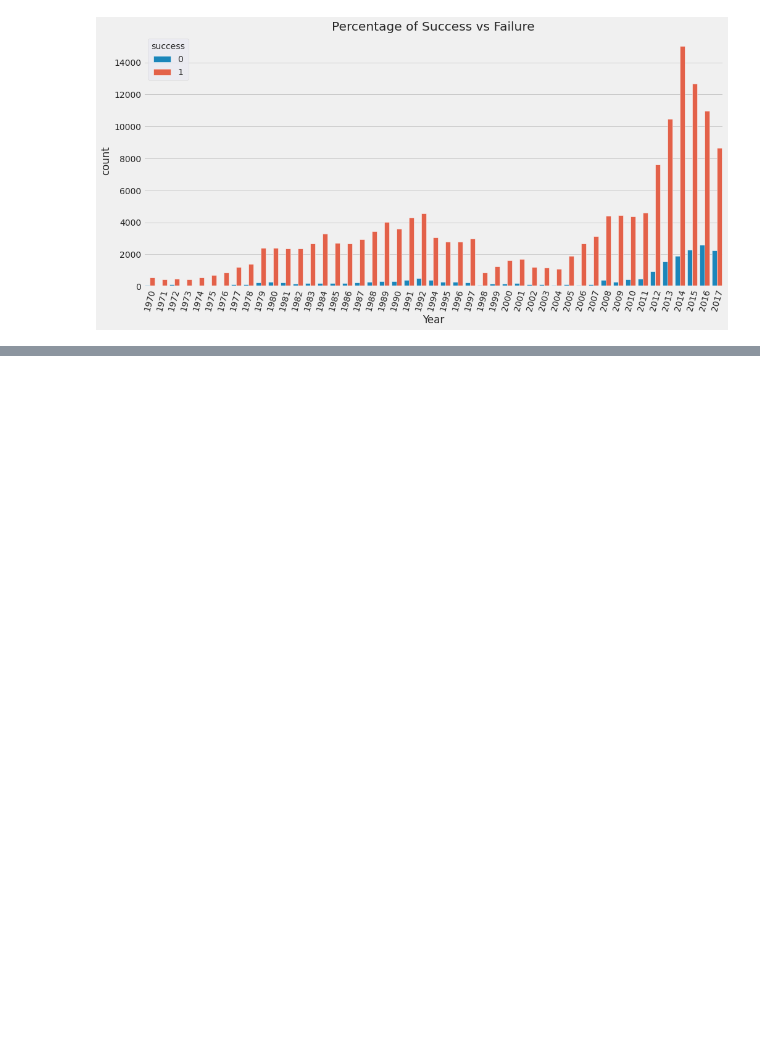
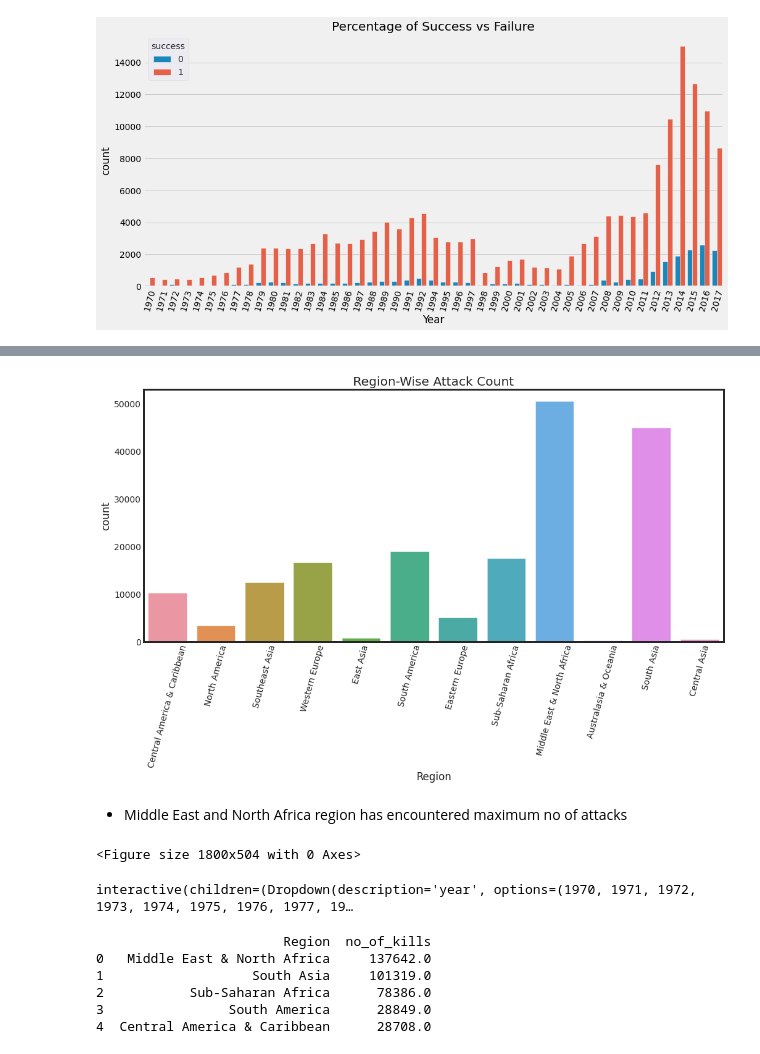
Before and after one commit to vkvinay0627/Global-Terrorism-Database-Analysis, a Jupyter notebook: Global_Terrorism_Analysis_Capstone_Project.ipynb, the cells around one changed output, grey strips where cells are left out. Cells and saved outputs as stored; diff of their text form; code cells hidden in the pictures; blank space fills up the shorter version.

```diff
--- a/Global_Terrorism_Analysis_Capstone_Project.ipynb
+++ b/Global_Terrorism_Analysis_Capstone_Project.ipynb
@@ -84,5 +11,0 @@ df.head()
-# %%
-df = df[["iyear", "imonth", "iday","country", "country_txt", "region_txt", "city","success",
-         "attacktype1_txt","nkill", "propvalue", "targtype1_txt","latitude","gname","longitude",'suicide', "targsubtype1_txt"
-         ,"target1","weaptype1_txt", "weapdetail","nwound","extended"]]
-df.shape
@@ -91,7 +11,0 @@ df.shape
-# %%
-df.rename(columns = {'iyear':'Year', "imonth":"Month","iday":"Day", "country":"Country_no", "suicide":"Suicide",
-                     "country_txt":"Country","region_txt":"Region","city":"City", "propvalue":"property_value",
-                     "attacktype1_txt":"Attack_type", "targtype1_txt":"Target_type","gname":"group_name",
-                     "targsubtype1_txt":"Target_sub_type", "nkill":"no_of_kills","nwound":"Wounded","extended":"Extended",
-                     "weaptype1_txt":"Weapon_type", "weapdetail":"Weapon_detail"}, inplace = True)  # Renaming the column values...
-df.columns.values
@@ -150,5 +11,0 @@ df['property_value'].isnull().sum()
-# %%
-df["City"].fillna("Unknown", inplace = True)
-df["Target_type"].fillna("Unknown", inplace = True)
-df["no_of_kills"].fillna(0, inplace = True)
-df["Wounded"].fillna(0, inplace = True)
@@ -247,6 +11,0 @@ The main targets of terrorists were Private Citizens & Property totalling at 23.
-# %%
-df['Day'] = np.where(df.Day == 0,1,df.Day)
-df['Month'] = np.where(df.Month == 0,1,df.Month)
-df['date'] = df.Year.astype(str)+'-'+df.Month.astype(str).str.zfill(2)+'-'+df.Day.astype(str).str.zfill(2)
-df.date = pd.to_datetime(df.date)
-df.date.head
@@ -316,0 +82,42 @@ end_dater = widgets.DatePicker(description='Pick an End Date',disabled=False )
+# %%
+#2.1 Regions with most attacks (1970-2017) and Year-wise
+plt.figure(figsize=(15,7))   #  Incresing figure size...
+sns.set_style('ticks')
+plt.xticks(rotation=75)
+plt.title("Region-Wise Attack Count")  # Giving title to the graph...
+_=sns.countplot(x ='Region', data = df)  # Using Count Plot..
+
+# Results = Middle East and North Africa region is the most affected in terms of attack counts
+# %% [output]
+[figure, added]
+# %% [markdown]
+
+*  Middle East and North Africa region has encountered maximum no of attacks
+# %%
+# 2.1.1 Year-wise and Region-wise distribution of attack counts
+plt.figure(figsize=(25,7))
+@interact
+
+def attack_year(year=list(df['Year'].unique())):
+  plt.title("Region-Wise Attack Count")
+  a = df[df['Year']==year]
+  return sns.countplot(y=a['Region'],palette='viridis')
+
+# Results =  Year-wise and Region-wise distribution of attack counts
+# %% [output]
+<Figure size 1800x504 with 0 Axes>
+interactive(children=(Dropdown(description='year', options=(1970, 1971, 1972, 1973, 1974, 1975, 1976, 1977, 19…
+# %%
+# 2.2 Regions with highest no of kills (1970-2017)
+kills_by_region = df[['no_of_kills','Region']]
+kills_by_region = kills_by_region.groupby(['Region']).sum().sort_values('no_of_kills',ascending=False).reset_index().head(5)
+print(kills_by_region)
+
+#Results(Region-wise) = Middle East and North Africa region has the maximum no of kills in 2014 totalled at 20080
+# %% [output]
+                        Region  no_of_kills
+0   Middle East & North Africa     137642.0
+1                   South Asia     101319.0
+2           Sub-Saharan Africa      78386.0
+3                South America      28849.0
+4  Central America & Caribbean      28708.0
```
Also changed, not shown: parts of 27 cells of this notebook.
